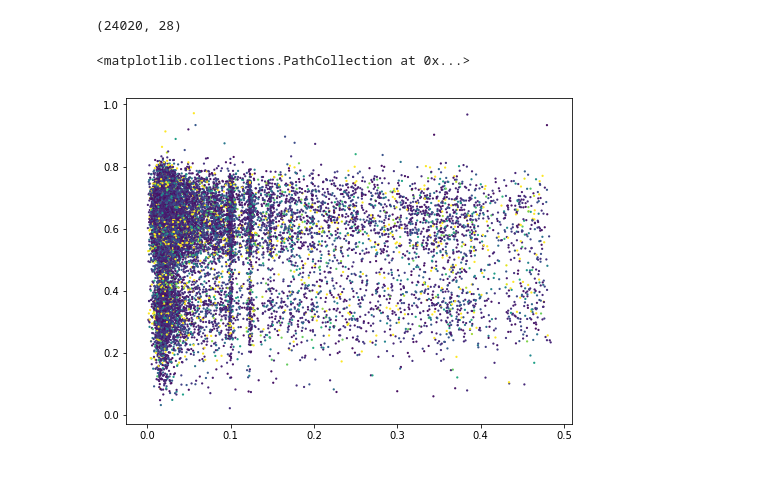
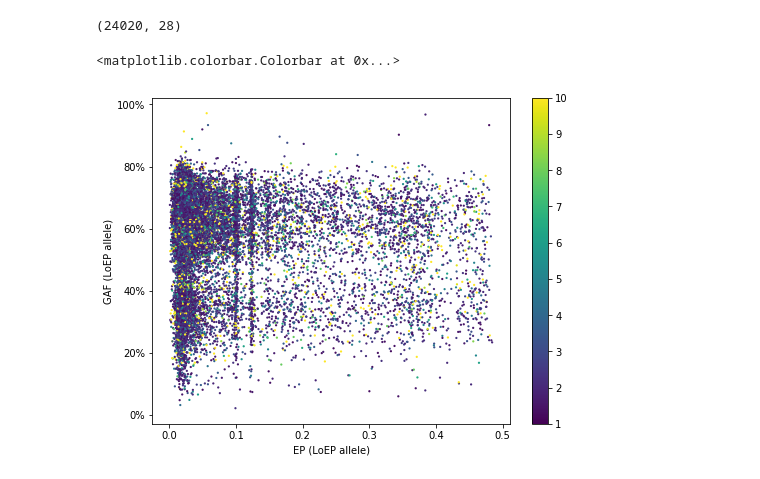
Before and after one commit to patelravip/dbPSHP, a Jupyter notebook: Compile EP.ipynb, the cells around one changed output. Cells and saved outputs as stored; diff of their text form; code cells hidden in the pictures.

Commit message:
Added GWAS figures

```diff
--- a/Compile EP.ipynb
+++ b/Compile EP.ipynb
@@ -413,8 +413,16 @@ dbpshp.shape
 # %%
 fig,ax = plt.subplots(1,1, figsize=(8,6), facecolor='#FFFFFF')
 
 tmp = dbpshp[pd.notnull(dbpshp['lo_ep']) & pd.notnull(dbpshp['neg_log10_p'])]
-ax.scatter(tmp['lo_ep'], tmp['lo_af'], c=tmp['neg_log10_p'], edgecolor='none', s=5, vmin=1, vmax=10)
+sc = ax.scatter(tmp['lo_ep'], tmp['lo_af'], c=tmp['neg_log10_p'], edgecolor='none', s=5, vmin=1, vmax=10)
+
+ax.set_xlabel('EP (LoEP allele)')
+ax.set_ylabel('GAF (LoEP allele)')
+
+yticks = ax.get_yticks()
+ax.set_yticklabels(['{:d}%'.format(int(y*100)) for y in yticks])
+
+plt.colorbar(sc)
 # %% [output]
-<matplotlib.collections.PathCollection at 0x...>
+<matplotlib.colorbar.Colorbar at 0x...>
-[figure, old version]
+[figure, new version]
```
Also changed, not shown: parts of 2 cells of this notebook.
